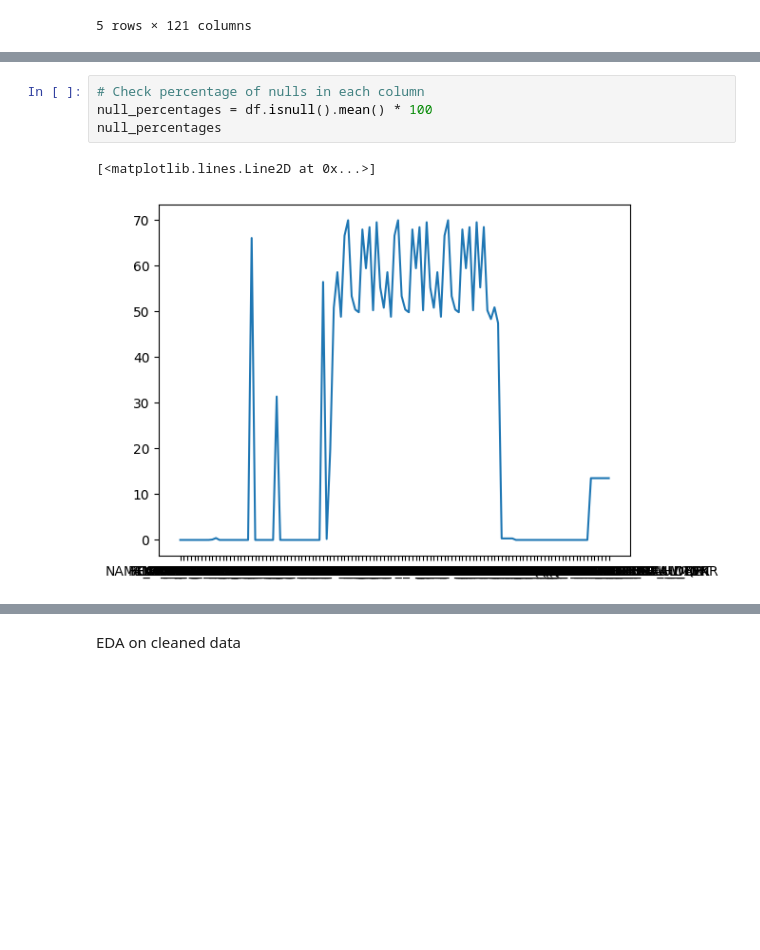
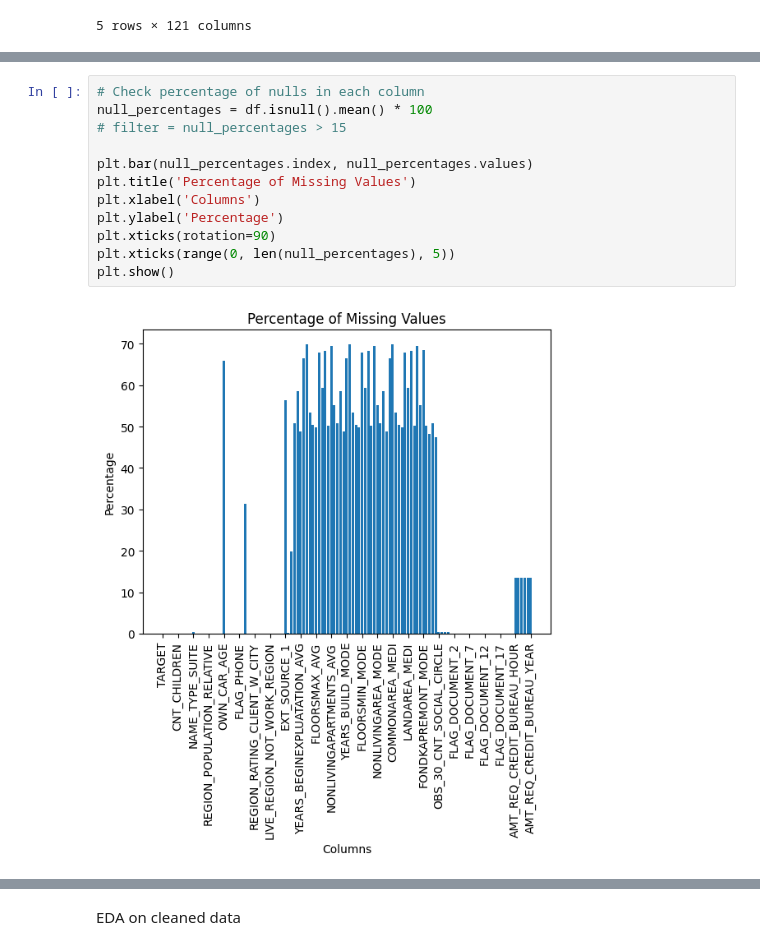
Before and after one commit to benbananas/ORIE5741_final, a Jupyter notebook: eda.ipynb, the cells around one changed output, grey strips where cells are left out. Saved outputs shown, nothing was run; the diff lists cells and outputs as text; blank space fills up the shorter version.

```diff
--- a/eda.ipynb
+++ b/eda.ipynb
@@ -42,10 +54,17 @@ df.head()
 # %%
 # Check percentage of nulls in each column
 null_percentages = df.isnull().mean() * 100
-null_percentages
+# filter = null_percentages > 15
+
+plt.bar(null_percentages.index, null_percentages.values)
+plt.title('Percentage of Missing Values')
+plt.xlabel('Columns')
+plt.ylabel('Percentage')
+plt.xticks(rotation=90)
+plt.xticks(range(0, len(null_percentages), 5))
+plt.show()
 # %% [output]
-[<matplotlib.lines.Line2D at 0x...>]
-[figure, old version]
+[figure, new version]
 # %%
 # Check if flag document columns will be useful
 
```
Also changed, not shown: parts of 9 cells of this notebook.
